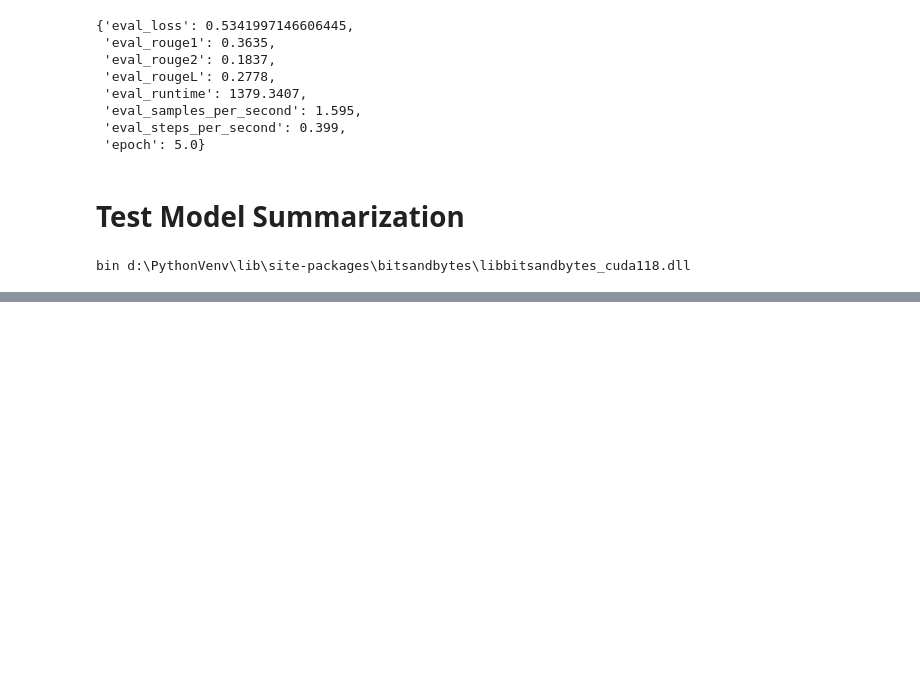
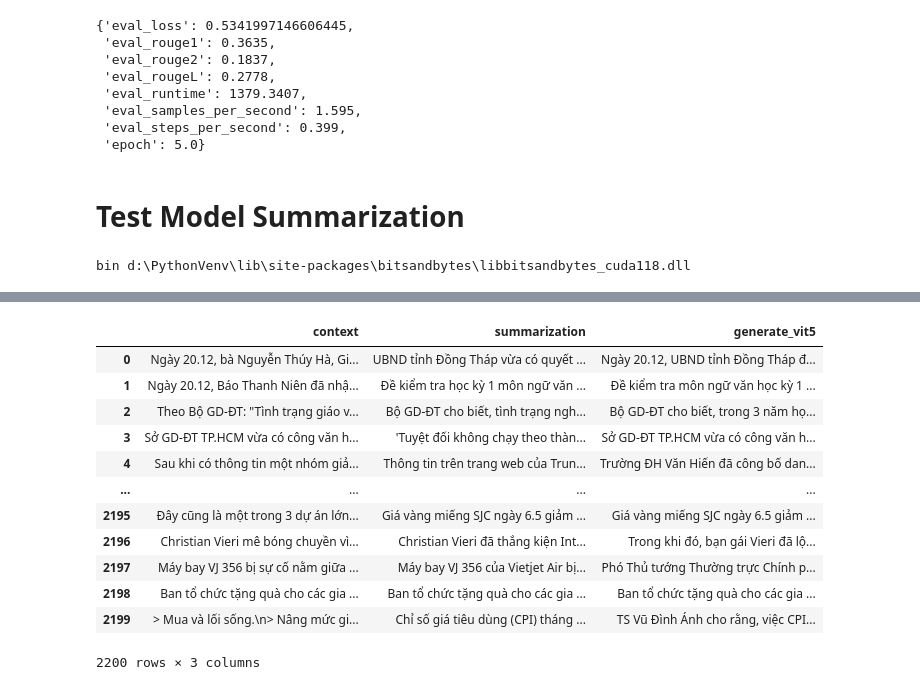
Before and after one commit to pndhuy150902/SummarizationVietnamese, a Jupyter notebook: model_baseline/baseline_huggingface.ipynb, the cells around one changed output, grey strips where cells are left out. Cells and saved outputs as stored; diff of their text form; code cells hidden in the pictures; blank space fills up the shorter version.

```diff
--- a/model_baseline/baseline_huggingface.ipynb
+++ b/model_baseline/baseline_huggingface.ipynb
@@ -206,6 +206,8 @@ def generate_text(text):
   return line
 # %%
 test_data[f'generate_vit5'] = test_data['context'].progress_apply(lambda x: generate_text(x))
+# %%
+validation_data[f'generate_vit5'] = validation_data['context'].progress_apply(lambda x: generate_text(x))
 # %%
 test_data
 # %% [output]
@@ -225,2 +227,18 @@ test_data
+# %%
+validation_data
+# %% [output]
+|  | context | summarization | generate_vit5 |
+| 0 | Ngày 20.12, bà Nguyễn Thúy Hà, Gi... | UBND tỉnh Đồng Tháp vừa có quyết ... | Ngày 20.12, UBND tỉnh Đồng Tháp đ... |
+| 1 | Ngày 20.12, Báo Thanh Niên đã nhậ... | Đề kiểm tra học kỳ 1 môn ngữ văn ... | Đề kiểm tra môn ngữ văn học kỳ 1 ... |
+| 2 | Theo Bộ GD-ĐT: "Tình trạng giáo v... | Bộ GD-ĐT cho biết, tình trạng ngh... | Bộ GD-ĐT cho biết, trong 3 năm họ... |
+| 3 | Sở GD-ĐT TP.HCM vừa có công văn h... | 'Tuyệt đối không chạy theo thàn... | Sở GD-ĐT TP.HCM vừa có công văn h... |
+| 4 | Sau khi có thông tin một nhóm giả... | Thông tin trên trang web của Trun... | Trường ĐH Văn Hiến đã công bố dan... |
+| ... | ... | ... | ... |
+| 2195 | Đây cũng là một trong 3 dự án lớn... | Giá vàng miếng SJC ngày 6.5 giảm ... | Giá vàng miếng SJC ngày 6.5 giảm ... |
+| 2196 | Christian Vieri mê bóng chuyền vì... | Christian Vieri đã thắng kiện Int... | Trong khi đó, bạn gái Vieri đã lộ... |
+| 2197 | Máy bay VJ 356 bị sự cố nằm giữa ... | Máy bay VJ 356 của Vietjet Air bị... | Phó Thủ tướng Thường trực Chính p... |
+| 2198 | Ban tổ chức tặng quà cho các gia ... | Ban tổ chức tặng quà cho các gia ... | Ban tổ chức tặng quà cho các gia ... |
+| 2199 | > Mua và lối sống.\n> Nâng mức gi... | Chỉ số giá tiêu dùng (CPI) tháng ... | TS Vũ Đình Ánh cho rằng, việc CPI... |
+2200 rows × 3 columns
 # %%
 test_data.to_csv('test_vit5.csv', index=False)
```
Also changed, not shown: parts of 18 cells of this notebook, 3 other files.
